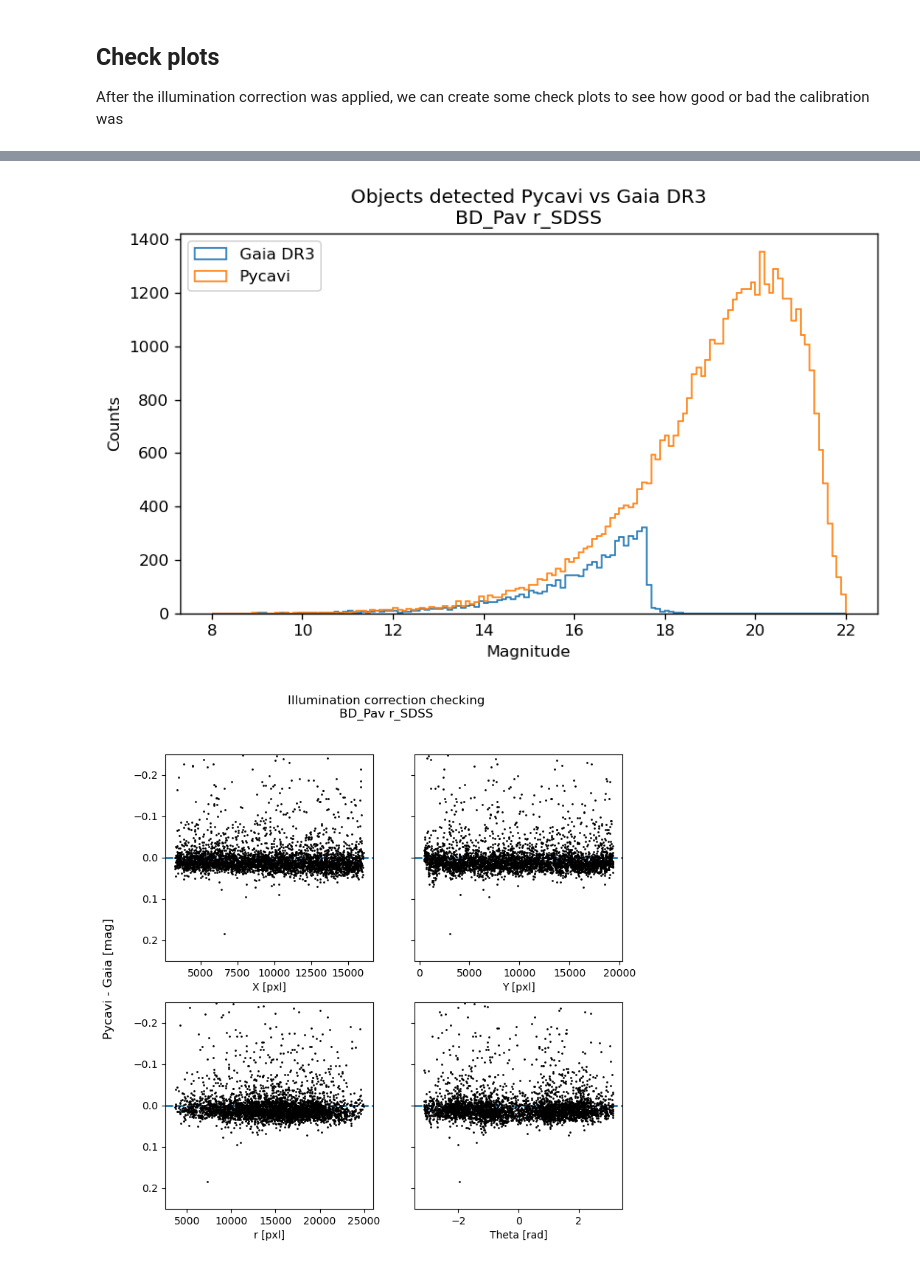
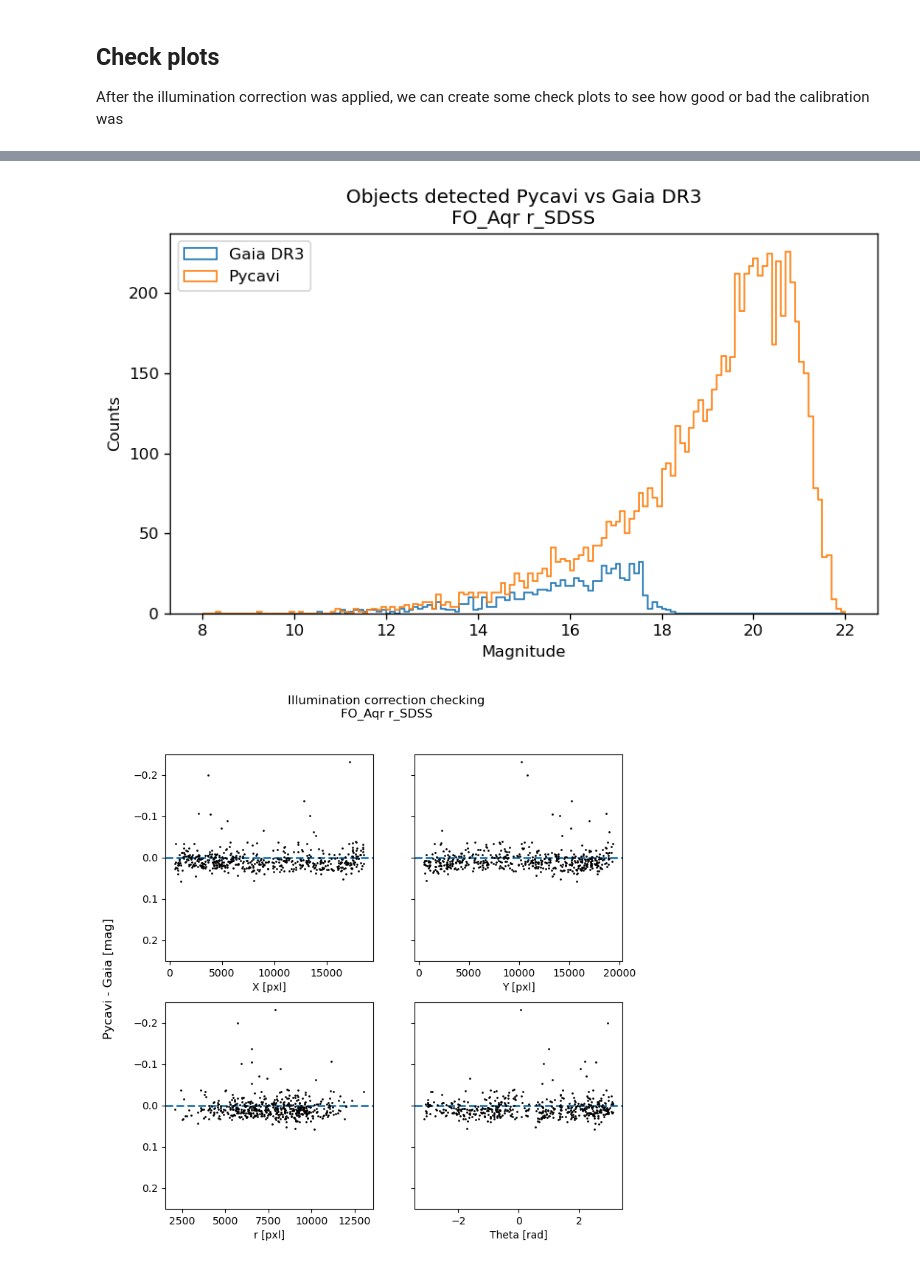
Before and after one commit to fselman/wenu-imaging, a Jupyter notebook: notebooks/09_pycavi_makeCatalogue.ipynb, the cells around one changed output, grey strips where cells are left out. Saved outputs shown, nothing was run; the diff lists cells and outputs as text; code cells hidden in the pictures.

```diff
--- a/notebooks/09_pycavi_makeCatalogue.ipynb
+++ b/notebooks/09_pycavi_makeCatalogue.ipynb
@@ -314,16 +293,18 @@ for i in range(len(kriging_files)):
 # %%
 # specify the catalogues to use
-catalogue_idx = [1]
-kriging_idx = [0,1]
+idx_selected = [0]
+i = 0
+for science in zpcal_dict.keys():
 
-for i in range(len(catalogues)):
-    if not i in catalogue_idx:
+    if not (i in idx_selected or not idx_selected):
         continue
-    logging.info('Applying illumination correction to catalogue {}'.format(catalogues[i]))
+
+    catalogue = glob.glob(science+'/*/*merged_catalogue.fits')[0]
+    logging.info('Applying illumination correction to catalogue {}'.format(catalogue))
+    kriging_files = sorted(glob.glob(science+'/*/*.kriging.fits'))
     for j in range(len(kriging_files)):
-        if not j in kriging_idx:
-            continue
         logging.info('Applying Kriging illumination correction file: {}'.format(kriging_files[j]))
 
-        corr = apply_kriggin_illumination_correction(kriging_files[j], catalogues[i])
+        corr = apply_kriggin_illumination_correction(kriging_files[j], catalogue)
+    i+=1
 # %% [output]
@@ -332,0 +316,6 @@ for i in range(len(catalogues)):
+# %%
+i = 0
+catalogue_files = sorted(glob.glob(project_dir+'science/*/Calibration_dir/*merged_catalogue.fits'))
+for catalogue in catalogue_files:
+    logging.info("index: {} -- file: {}".format(i, catalogue))
+    i += 1
@@ -332,0 +330,11 @@ for i in range(len(catalogues)):
+# %%
+idx_selected = []
+i = 0
+for catalogue in catalogue_files:
+
+    if not (i in idx_selected or not idx_selected):
+        continue
+
+    logging.info('Crossmatching data against SkyMapper photometry for catalogue {}'.format(catalogue.split('/')[-1]))
+    _ = crossmatch_against_SkyMapper(catalogue)
+    i+=1
@@ -335,7 +355,7 @@ for i in range(len(catalogues)):
 
 After the illumination correction was applied, we can create some check plots to see how good or bad the calibration was
 # %%
-catalogues = glob.glob(reduced_science_dir+'*/Calibration_dir/*merged_catalogue.fits')
+catalogues = sorted(glob.glob(reduced_science_dir+'*/Calibration_dir/*merged_catalogue.fits'))
 
 logging.info('Available catalogues:')
 for i in range(len(catalogues)):
@@ -348,6 +371,6 @@ for i in range(len(catalogues)):
 # %%
 band = 'r_SDSS'
-catalogue_idx = [1]
+catalogue_idx = [5]
 for i in range(len(catalogues)):
     if not i in catalogue_idx:
         continue
@@ -359,2 +382,2 @@ for i in range(len(catalogues)):
-[figure, old version]
+[figure, new version]
-[figure, old version]
+[figure, new version]
```
Also changed, not shown: parts of 12 cells of this notebook.
